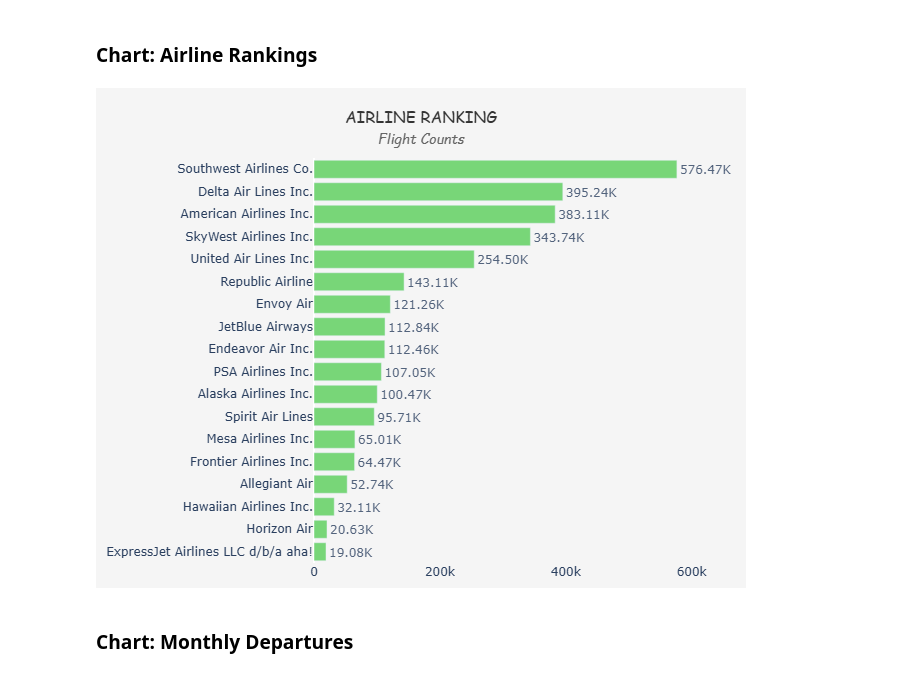
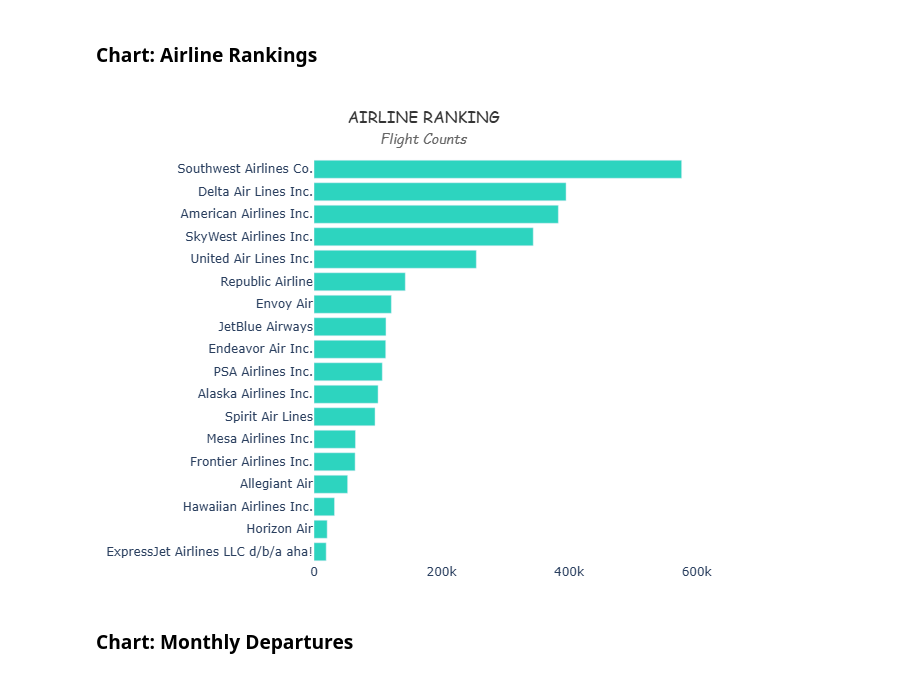
Before and after one commit to nguyenminhthuy/flights-analytics, a Jupyter notebook: py/notebooks/flights-eda.ipynb, the cells around one changed output. Drawn from its saved outputs; the diff is of its cells as text; code cells hidden in the pictures.

Commit message:
overview/airline ranking

```diff
--- a/py/notebooks/flights-eda.ipynb
+++ b/py/notebooks/flights-eda.ipynb
@@ -332,44 +332,43 @@ fig_1.show()
 # %% [markdown]
 ### Chart: Airline Rankings
 # %%
-df_air_rank = (
-    df_flights
-    .group_by("AIRLINE")
-    .agg(pl.len().alias("n_flights"))
-    .sort("n_flights", descending=True)
-).to_pandas()
-
-df_air_rank["text"] = df_air_rank["n_flights"].apply(format_compact)
-
 fig_2 = px.bar(
     df_air_rank,
-    x="n_flights", y="AIRLINE",
-    orientation="h", text="text",
-    color_discrete_sequence=["#59cf5a"]  # màu tất cả bar
+    x="n_flights",
+    y="AIRLINE",
+    orientation="h",
+    color_discrete_sequence=["#2dd4bf"]
 )
-fig_2.update_layout(yaxis_title = None, xaxis_title=None,
-                  yaxis=dict(autorange="reversed"),
-                  xaxis=dict(showgrid=False),
-                  height = 500,
-                  title=dict(
-                    text=(
-                        "AIRLINE RANKING"
-                        "<br><span style='font-size:14px;color:#666;font-style:italic'>Flight Counts</span>"
-                    ),
-                    x=0.5,
-                    xanchor="center"
-                  ),
-                  margin = dict(l=200, r=50, t=70, b=10),
-                  paper_bgcolor="#f5f5f5",   # nền toàn figure (kể cả title)
-                  plot_bgcolor="#f5f5f5",    # nền vùng bar chart
-                  title_font=dict(size=16, color="#333", family="Comic Sans MS")
+
+fig_2.update_traces(
+    text=None,  # ❌ không hiện số ngoài bar
+    hovertemplate="<b>%{y}</b><br>%{customdata} flights<extra></extra>",
+    customdata = df_air_rank["Number of flights"]  # dùng số đã format
 )
-# Hiển thị text bên ngoài bar, cliponaxis để text xuất hiện đầy đủ
-fig_2.update_traces(textposition='outside', cliponaxis=False,
-                 opacity = 0.8)
+
+fig_2.update_layout(
+    yaxis_title=None,
+    xaxis_title=None,
+    yaxis=dict(autorange="reversed"),
+    xaxis=dict(showgrid=False),
+    height=500,
+    title=dict(
+        text=(
+            "AIRLINE RANKING"
+            "<br><span style='font-size:14px;color:#666;font-style:italic'>Flight Counts</span>"
+        ),
+        x=0.5,
+        xanchor="center"
+    ),
+    margin=dict(l=200, r=50, t=70, b=10),
+    paper_bgcolor="rgba(0,0,0,0)",   # toàn bộ figure
+    plot_bgcolor="rgba(0,0,0,0)",    # vùng vẽ chart
+    title_font=dict(size=16, color="#333", family="Comic Sans MS")
+)
+
 fig_2.show()
 # %% [output]
-[figure, old version]
+[figure, new version]
 # %% [markdown]
 ### Chart: Monthly Departures
 # %%
```
Also changed, not shown: parts of 5 cells of this notebook, 1 other file.
